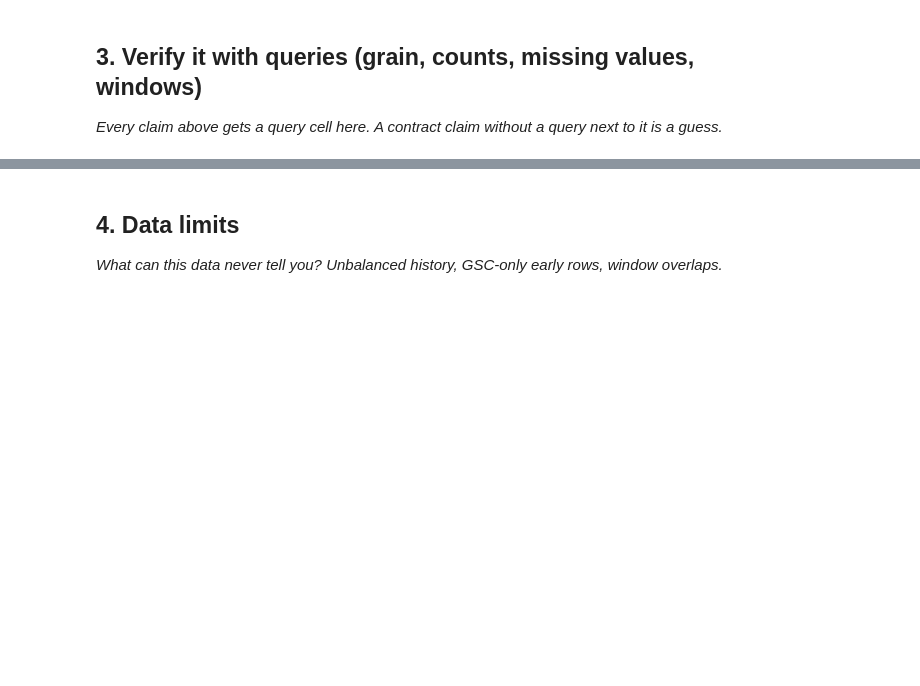
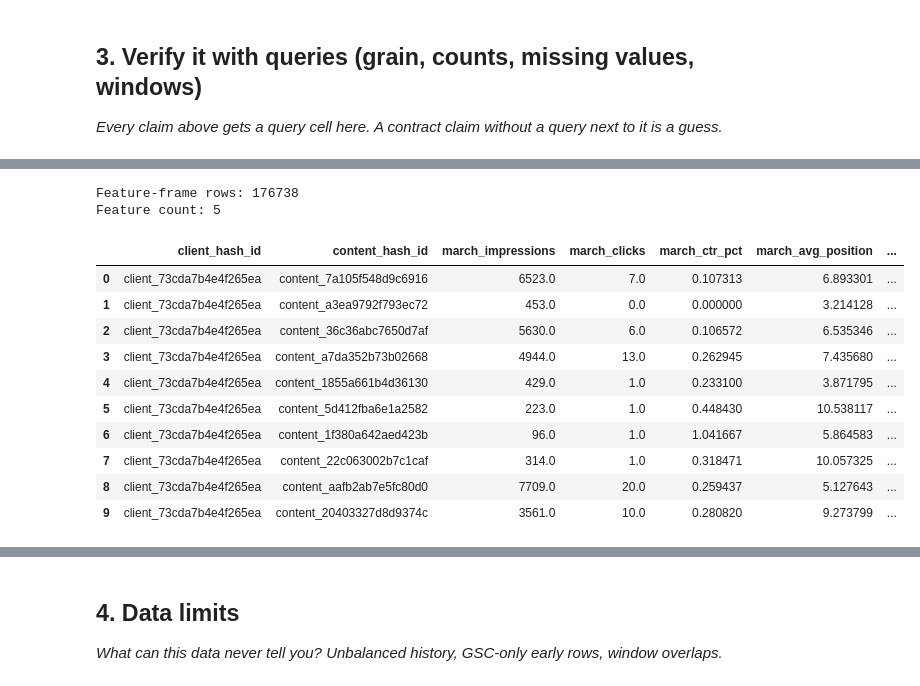
Before and after one commit to s-araromi/flyrank-ml-internship-sulaimon, a Jupyter notebook: work/notebooks/w03_data_contract.ipynb, the cells around one changed output, grey strips where cells are left out. Cells and saved outputs as stored; diff of their text form; code cells hidden in the pictures; blank space fills up the shorter version.

Commit message:
ML-04: complete search intelligence data contract

```diff
--- a/work/notebooks/w03_data_contract.ipynb
+++ b/work/notebooks/w03_data_contract.ipynb
@@ -29,0 +285,54 @@ This skeleton is yours to fill. Work the sections **in order** — each one has
+# %%
+# Build the five-feature frame from March only
+feature_query = f"""
+SELECT
+    client_hash_id,
+    content_hash_id,
+
+    SUM(gsc_impressions) AS march_impressions,
+
+    SUM(gsc_clicks) AS march_clicks,
+
+    CASE
+        WHEN SUM(gsc_impressions) > 0
+        THEN 100.0 * SUM(gsc_clicks) / SUM(gsc_impressions)
+        ELSE NULL
+    END AS march_ctr_pct,
+
+    CASE
+        WHEN SUM(gsc_impressions) > 0
+        THEN SUM(gsc_avg_position * gsc_impressions)
+             / SUM(gsc_impressions)
+        ELSE NULL
+    END AS march_avg_position,
+
+    COUNT(DISTINCT report_date) FILTER (
+        WHERE gsc_impressions > 0
+    ) AS march_active_search_days
+
+FROM {MARCH}
+WHERE gsc_data_available IS TRUE
+GROUP BY
+    client_hash_id,
+    content_hash_id
+"""
+
+feature_frame = con.execute(feature_query).fetchdf()
+
+print("Feature-frame rows:", len(feature_frame))
+print("Feature count:", len(feature_frame.columns) - 2)
+feature_frame.head(10)
+# %% [output]
+Feature-frame rows: 176738
+Feature count: 5
+|  | client_hash_id | content_hash_id | march_impressions | march_clicks | march_ctr_pct | march_avg_position | ... |
+| 0 | client_73cda7b4e4f265ea | content_7a105f548d9c6916 | 6523.0 | 7.0 | 0.107313 | 6.893301 | ... |
+| 1 | client_73cda7b4e4f265ea | content_a3ea9792f793ec72 | 453.0 | 0.0 | 0.000000 | 3.214128 | ... |
+| 2 | client_73cda7b4e4f265ea | content_36c36abc7650d7af | 5630.0 | 6.0 | 0.106572 | 6.535346 | ... |
+| 3 | client_73cda7b4e4f265ea | content_a7da352b73b02668 | 4944.0 | 13.0 | 0.262945 | 7.435680 | ... |
+| 4 | client_73cda7b4e4f265ea | content_1855a661b4d36130 | 429.0 | 1.0 | 0.233100 | 3.871795 | ... |
+| 5 | client_73cda7b4e4f265ea | content_5d412fba6e1a2582 | 223.0 | 1.0 | 0.448430 | 10.538117 | ... |
+| 6 | client_73cda7b4e4f265ea | content_1f380a642aed423b | 96.0 | 1.0 | 1.041667 | 5.864583 | ... |
+| 7 | client_73cda7b4e4f265ea | content_22c063002b7c1caf | 314.0 | 1.0 | 0.318471 | 10.057325 | ... |
+| 8 | client_73cda7b4e4f265ea | content_aafb2ab7e5fc80d0 | 7709.0 | 20.0 | 0.259437 | 5.127643 | ... |
+| 9 | client_73cda7b4e4f265ea | content_20403327d8d9374c | 3561.0 | 10.0 | 0.280820 | 9.273799 | ... |
```
Also changed, not shown: parts of 23 cells of this notebook.
